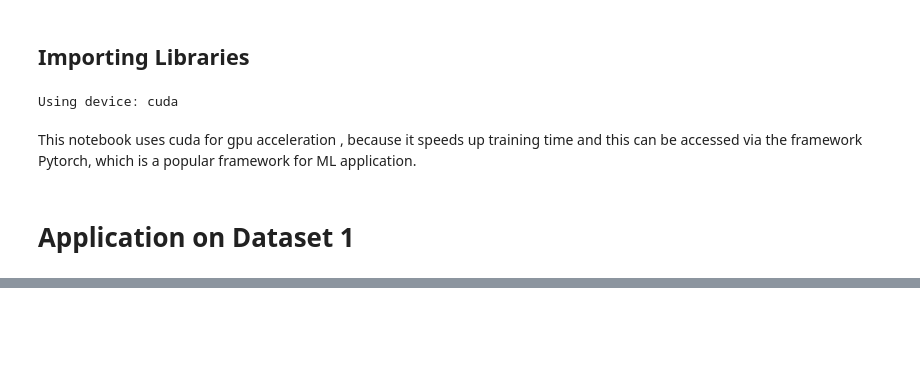
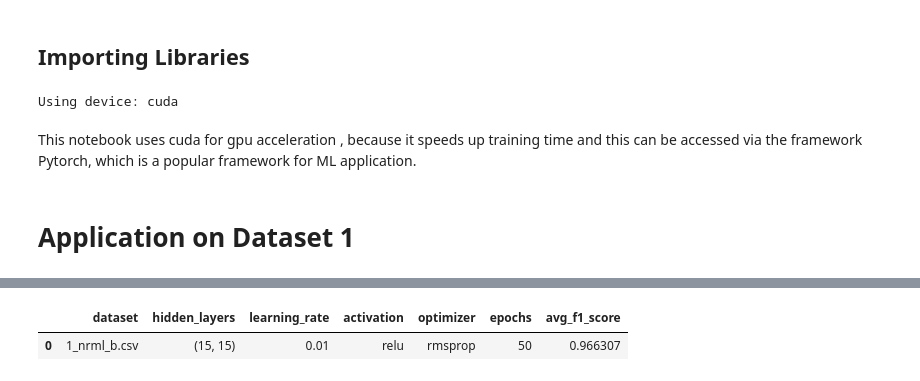
Before and after one commit to machine-learning-hwu-project/Dubai_UG_11, a Jupyter notebook: R5(Neural Networks)/mlp.ipynb, the cells around one changed output, grey strips where cells are left out. Saved outputs shown, nothing was run; the diff lists cells and outputs as text; code cells hidden in the pictures; blank space fills up the shorter version.

```diff
--- a/R5(Neural Networks)/mlp.ipynb
+++ b/R5(Neural Networks)/mlp.ipynb
@@ -870,0 +343,85 @@ Passing `palette` without assigning `hue` is deprecated and will be removed in v
+# %%
+# Function to compute comprehensive metrics
+def compute_metrics(y_true, y_pred, y_prob):
+
+    cm = confusion_matrix(y_true, y_pred)
+    if cm.shape == (2, 2):
+        TN, FP, FN, TP = cm.ravel()
+    else:
+        TN, FP, FN, TP = 0, 0, 0, 0
+        if len(cm) == 1:
+            if cm[0][0] == 1:
+                TP = 1
+            else:
+                TN = 1
+
+    accuracy = accuracy_score(y_true, y_pred)
+    precision = precision_score(y_true, y_pred, zero_division=0)
+    recall = recall_score(y_true, y_pred, zero_division=0)
+    f1 = f1_score(y_true, y_pred, zero_division=0)
+
+    specificity = TN / (TN + FP) if (TN + FP) > 0 else 0
+    sensitivity = recall
+
+    try:
+        auc = roc_auc_score(y_true, y_prob)
+    except ValueError:
+        auc = np.nan
+
+    return {
+        'Accuracy': accuracy,
+        'TP': TP,
+        'FP': FP,
+        'TN': TN,
+        'FN': FN,
+        'Sensitivity': sensitivity,
+        'Specificity': specificity,
+        'Precision': precision,
+        'Recall': recall,
+        'F1 Score': f1,
+        'AUC': auc
+    }
+
+
+# Function to load the dataset as done earlier
+def load_data(file_path):
+    df = pd.read_csv(file_path)
+    X = df.drop(columns=['LUNG_CANCER']).values
+    y = df['LUNG_CANCER'].values
+    if set(np.unique(y)) == {1, 2}:
+        y = np.where(y == 1, 0, 1)
+    scaler = StandardScaler()
+    X = scaler.fit_transform(X)
+    X_tensor = torch.tensor(X, dtype=torch.float32).to(device)
+    y_tensor = torch.tensor(y, dtype=torch.float32).view(-1, 1).to(device)
+    return X_tensor, y_tensor
+
+
+# Load the hyperparameter search results
+results_csv_path = '/media/abood/windowsdatassd2/coursework/R5(Neural Networks)/hyperparameter_search_results.csv'
+
+# Read the CSV into a  new DataFrame
+hyper_results_df = pd.read_csv(results_csv_path)
+
+# Convert 'hidden_layers' from string to tuple
+hyper_results_df['hidden_layers'] = hyper_results_df['hidden_layers'].apply(lambda x: tuple(ast.literal_eval(x)))
+
+# Select the top configuration based on average F1 score
+top_3_df = hyper_results_df.sort_values(by='avg_f1_score', ascending=False).head(1).reset_index(drop=True)
+display(top_3_df)
+
+
+# list to store all experimental results
+experiment_results = []
+
+
+
+# Define the different train-test splits
+split_ratios = {
+    '80-20': {'train_size': 0.8, 'test_size': 0.2},
+    '70-30': {'train_size': 0.7, 'test_size': 0.3},
+    '60-40': {'train_size': 0.6, 'test_size': 0.4},
+}
+# %% [output]
+|  | dataset | hidden_layers | learning_rate | activation | optimizer | epochs | avg_f1_score |
+| 0 | 1_nrml_b.csv | (15, 15) | 0.01 | relu | rmsprop | 50 | 0.966307 |
```
Also changed, not shown: parts of 46 cells of this notebook, 2 other files.
